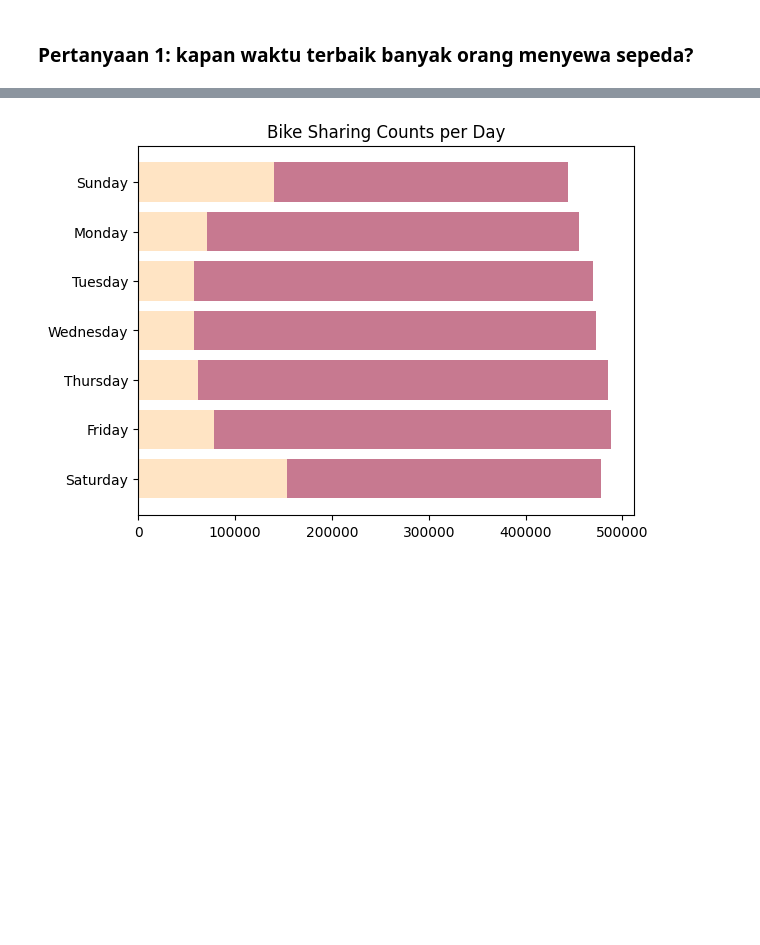
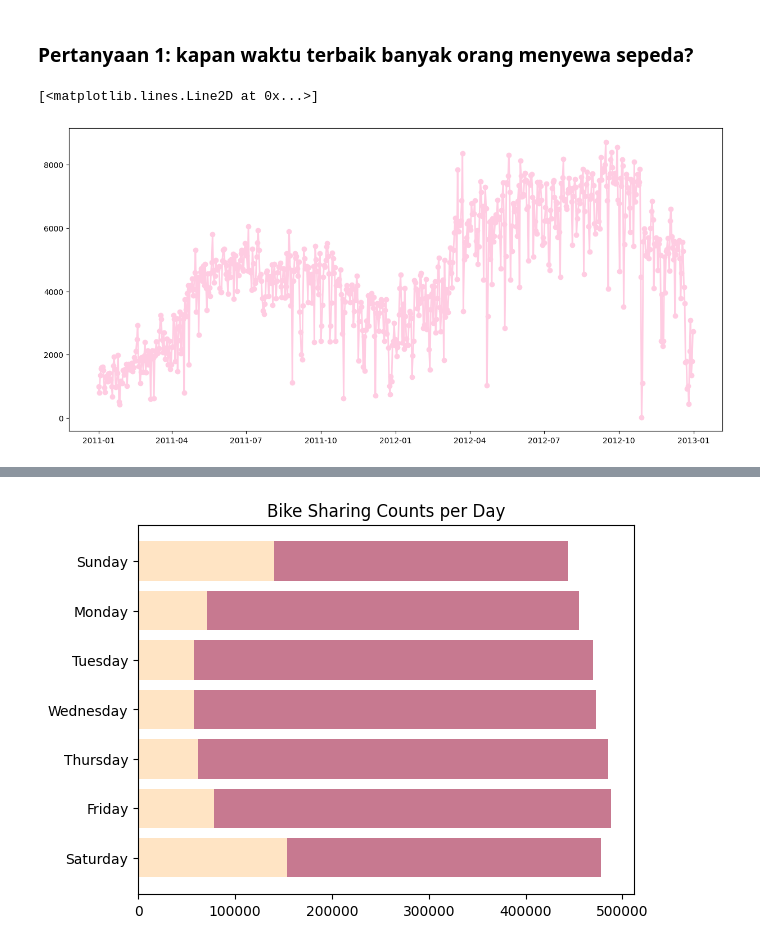
Before and after one commit to karisazsh/data-analysis-python, a Jupyter notebook: proyek_data_analysis/notebook.ipynb, the cells around one changed output, grey strips where cells are left out. Saved outputs shown, nothing was run; the diff lists cells and outputs as text; code cells hidden in the pictures; blank space fills up the shorter version.

```diff
--- a/proyek_data_analysis/notebook.ipynb
+++ b/proyek_data_analysis/notebook.ipynb
@@ -222,3 +223,17 @@ mnth
 11    254831
 12    211036
 Name: cnt, dtype: int64
+# %%
+daily_sharing_df = hour_df.resample(rule='D', on='dteday').agg({
+    "instant": "nunique",
+    "casual": "sum",
+    "registered": "sum",
+    "cnt": "sum"
+})
+daily_sharing_df = daily_sharing_df.reset_index()
+daily_sharing_df.rename(columns={
+    "dteday": "date",
+    "cnt": "sharing_count"
+}, inplace=True)
+
+daily_sharing_df
@@ -327,6 +356,18 @@ hour_df.groupby(by=["mnth"]).agg({
 ## Visualization & Explanatory Analysis
 # %% [markdown]
 ### Pertanyaan 1: kapan waktu terbaik banyak orang menyewa sepeda?
+# %%
+plt.figure(figsize=(15,7))
+plt.plot(
+    daily_sharing_df['date'],
+    daily_sharing_df["sharing_count"],
+    marker='o',
+    linewidth=2,
+    color="#ffcce2"
+)
+# %% [output]
+[<matplotlib.lines.Line2D at 0x...>]
+[figure, added]
 # %%
 bymonth_df = hour_df.groupby(by=['mnth']).agg({
     'casual': 'sum',
```
Also changed, not shown: parts of 7 cells of this notebook, 3 other files.
